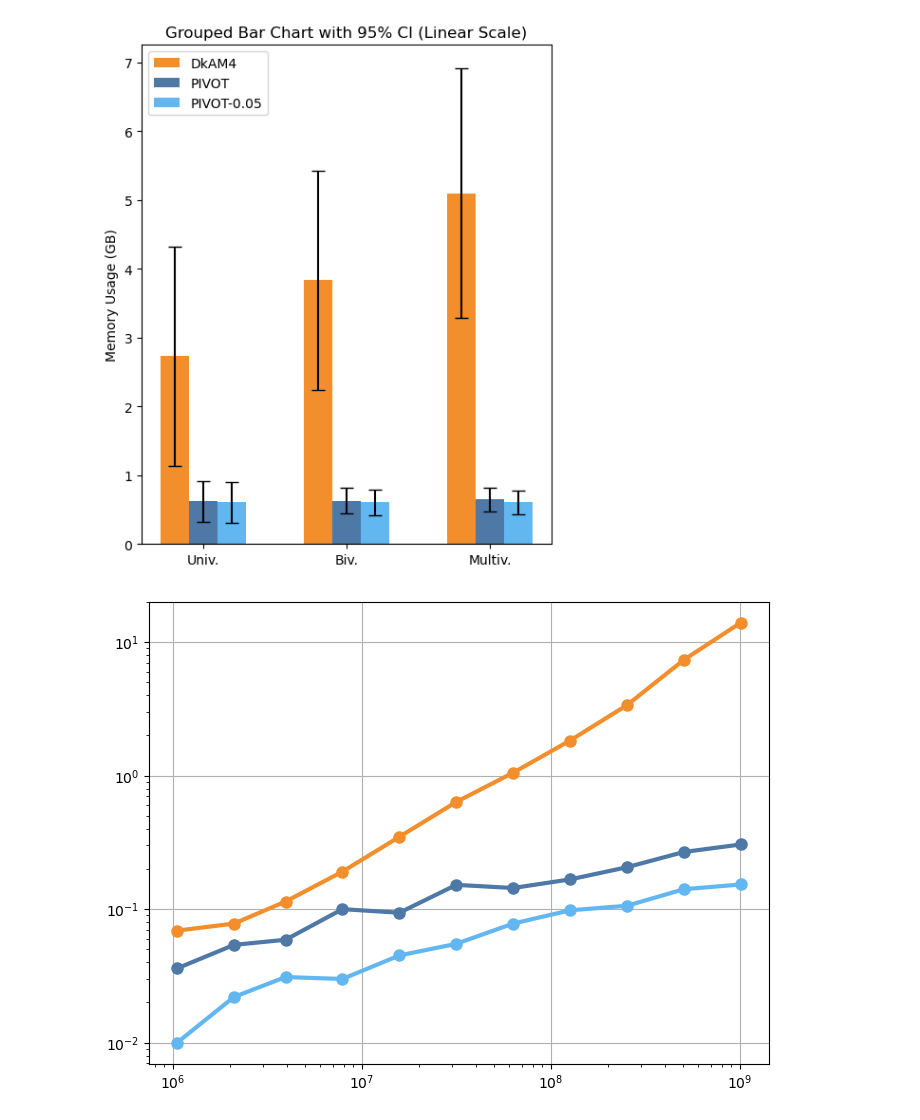
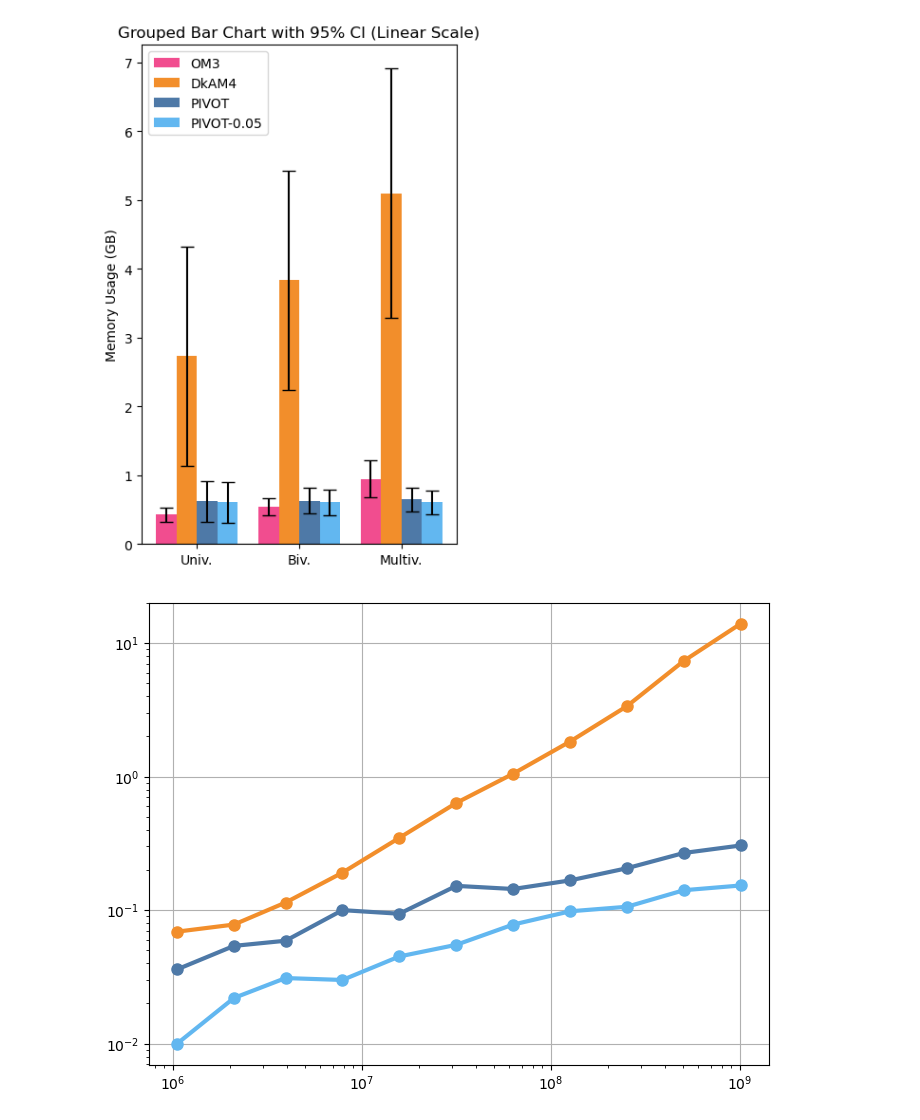
Before and after one commit to ChenXin360104/PIVOT, a Jupyter notebook: exp_analysis/ExperimentAnalysis.ipynb, the cells around one changed output. Cells and saved outputs as stored; diff of their text form; code cells hidden in the pictures.

```diff
--- a/exp_analysis/ExperimentAnalysis.ipynb
+++ b/exp_analysis/ExperimentAnalysis.ipynb
@@ -6,6 +6,7 @@ import matplotlib.pyplot as plt
 df_ssim = pd.read_csv('experiment_data/cppresult-ssim.csv')
 df_compressed = pd.read_csv('experiment_data/cppresult-time-memory.csv')
 df_dkAM4 = pd.read_csv('experiment_data/duckresult.csv')
+df_OM3 = pd.read_csv('experiment_data/om3result.csv')
 # %%
 func_list = ['boxcox0', 'func1', 'plus', 'minus', 'multi', 'devide', 'L22', 'mean', 'variance', 'weightsum', 'max', 'L2', 'L2LN']
 # %%
@@ -103,10 +137,13 @@ split_func_list = [['boxcox0', 'func1'], ['plus', 'minus', 'multi', 'devide', 'L
 df_pivot = df_compressed[(df_compressed['width'] == 600) & (np.isclose(df_compressed['errorbound'],0.00))].copy()
 df_pivot_005 = df_compressed[(df_compressed['width'] == 600) & (np.isclose(df_compressed['errorbound'],0.05))].copy()
 df_dkAM4_filtered = df_dkAM4[(df_dkAM4['width'] == 600)].copy()
+df_OM3_filtered = df_OM3[(df_OM3['width'] == 600)].copy()
 df_pivot['method'] = 'PIVOT'
 df_pivot_005['method'] = 'PIVOT-0.05'
 df_dkAM4_filtered['method'] = 'DkAM4'
+df_OM3_filtered['method'] = 'OM3'
 combined_df = pd.concat([
+    df_OM3_filtered[['method', 'function', 'memory(GB)']],
     df_dkAM4_filtered[['method', 'function', 'memory(GB)']],
     df_pivot[['method', 'function', 'memory(GB)']],
     df_pivot_005[['method', 'function', 'memory(GB)']],
@@ -122,7 +159,7 @@ mean_df = group_stats.pivot(index='func_type', columns='method', values='mean')
 ci_df = group_stats.pivot(index='func_type', columns='method', values='ci95')
 
 # 方法顺序（确保一致）
-method_order = ['DkAM4', 'PIVOT', 'PIVOT-0.05']
+method_order = ['OM3','DkAM4', 'PIVOT', 'PIVOT-0.05']
 mean_df = mean_df[method_order]
 ci_df = ci_df[method_order]
 
@@ -130,47 +167,49 @@ ci_df = ci_df[method_order]
 x = np.arange(len(mean_df.index))
 bar_width = 0.2
 offsets = {
-    'DkAM4': -bar_width,
-    'PIVOT': 0,
-    'PIVOT-0.05': bar_width
+    'OM3': -bar_width*1.5,
+    'DkAM4': -bar_width*0.5,
+    'PIVOT': bar_width*0.5,
+    'PIVOT-0.05': bar_width*1.5
 }
 colors = {
+    'OM3': '#F14D8F',
     'DkAM4': '#F28E2B',
     'PIVOT': '#4E79A7',
     'PIVOT-0.05': '#62B7F0'
 }
 
 def plot_chart(y_scale='linear', save_path='output.svg', title=''):
-    fig, ax = plt.subplots(figsize=(5, 6))
+    fig, ax = plt.subplots(figsize=(4, 6))
     for method in method_order:
         means = mean_df[method].values
         cis = ci_df[method].values
-        ax.bar(x + offsets[method], means, bar_width,
+        ax.bar(x + offsets[method], means, bar_width, ecolor='#010101',
                yerr=cis, capsize=5, label=method, color=colors[method])
 
     ax.set_xticks(x)
     ax.set_xticklabels(['Univ.', 'Biv.', 'Multiv.'])
     ax.set_ylabel('Memory Usage (GB)')
     ax.set_yscale(y_scale)
     ax.set_title(title)
     ax.legend()
     plt.tight_layout()
     plt.savefig(save_path, dpi=300)
     # plt.close()
 
 # 导出图像
 # plot_chart(
 #     y_scale='log',
 #     save_path='grouped_bar_log_ci.svg',
 #     title='Grouped Bar Chart with 95% CI (Log Scale)'
 # )
 plot_chart(
     y_scale='linear',
     save_path='grouped_bar_linear_ci.svg',
     title='Grouped Bar Chart with 95% CI (Linear Scale)'
 )
 # %% [output]
-[figure, old version]
+[figure, new version]
 # %%
 dataname2size = {
     'synthetic1m': 1051921,
```
Also changed, not shown: parts of 7 cells of this notebook, 3 other files.
